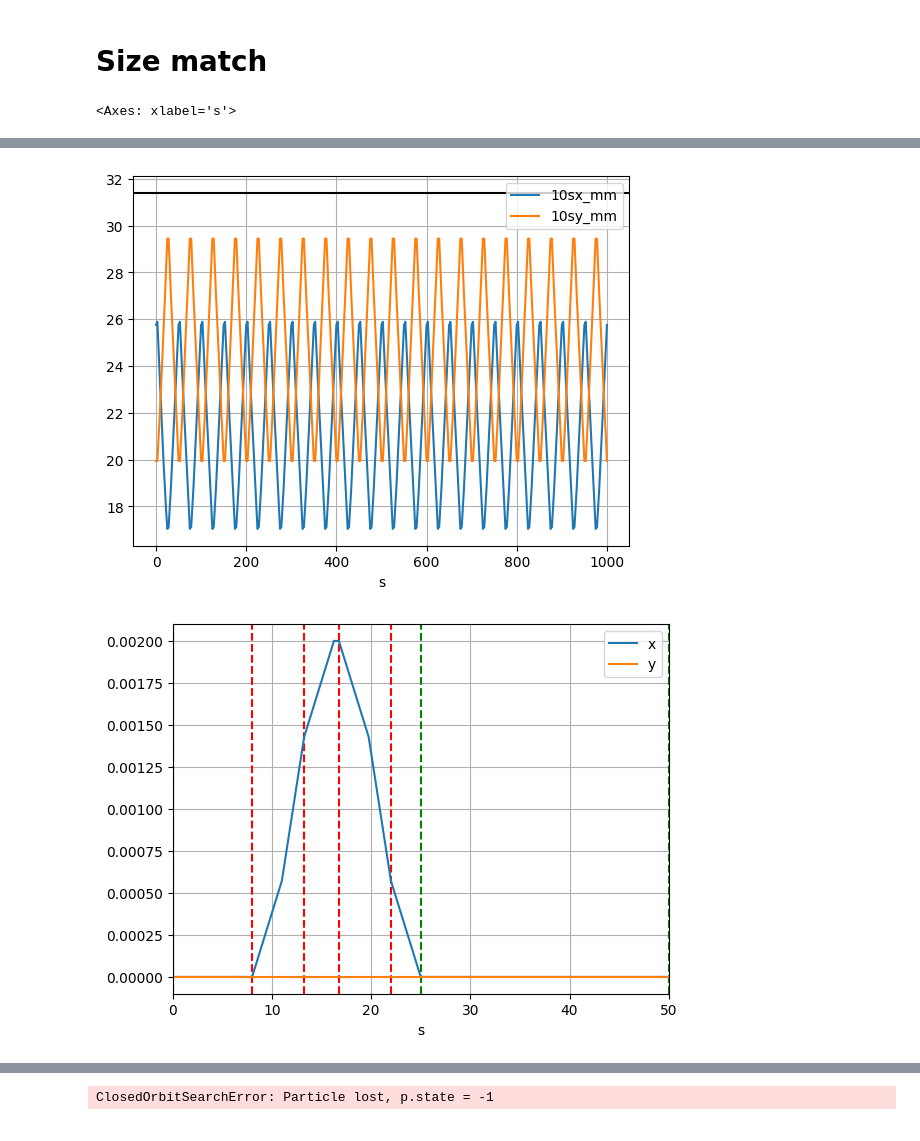
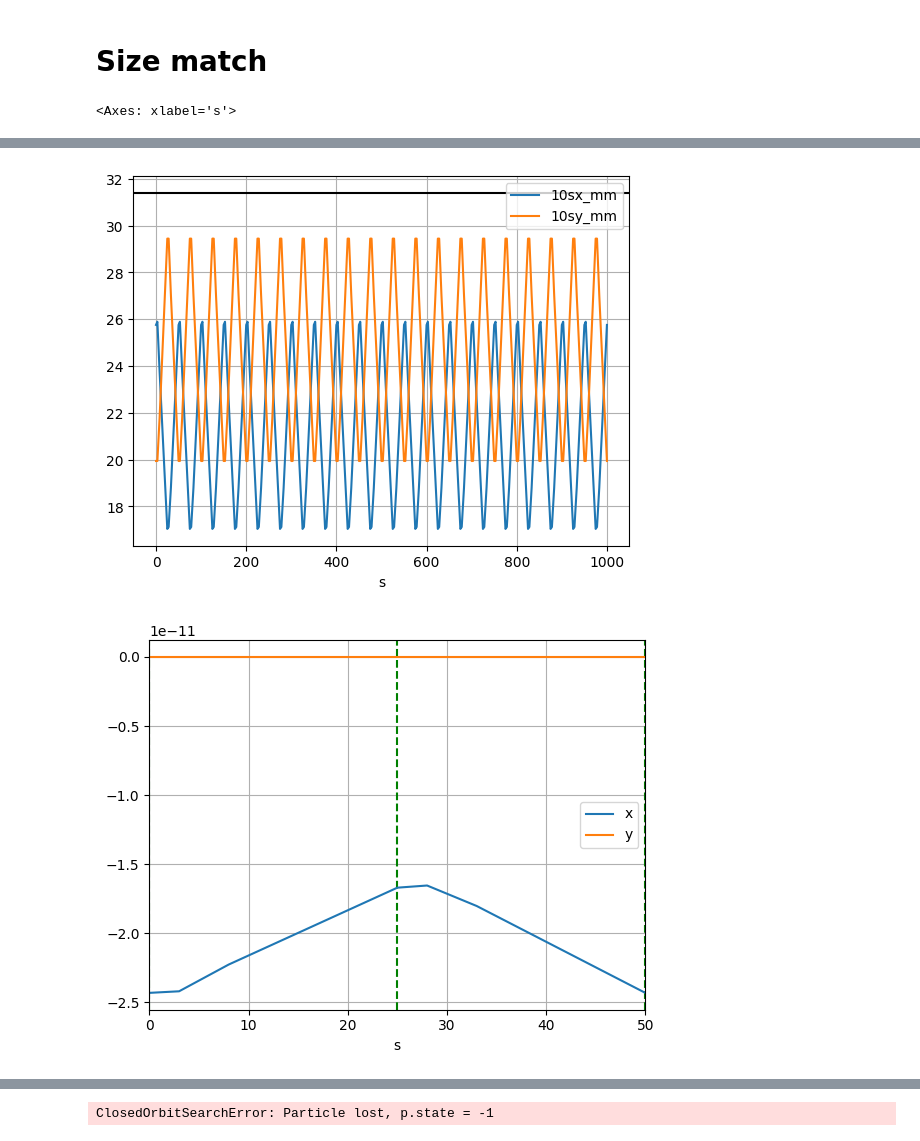
Before and after one commit to gornalexander/cas-beam-optics, a Jupyter notebook: line.ipynb, the cells around one changed output, grey strips where cells are left out. Drawn from its saved outputs; the diff is of its cells as text; code cells hidden in the pictures.

Commit message:
dumb straight section

```diff
--- a/line.ipynb
+++ b/line.ipynb
@@ -118,7 +118,7 @@ extr_section = env.new_line(name='section', components=[
     env.new('end', xt.Marker, at='lsection')
     ])
 
-ring = env.new_line(components = [env.new('_start_point', xt.Marker)] + [extr_section] + (number_of_FODO-1)*[section])
+ring = env.new_line(components = [env.new('_start_point', xt.Marker)] + (number_of_FODO)*[section])
 
 ring.particle_ref = xt.Particles(p0c=pc, mass0=xt.PROTON_MASS_EV)
 context = xo.ContextCpu()
@@ -157,2 +157,2 @@ tw.plot(x='s', y='y', grid=True, xlim=(0, env['lsection']), ax=ax)
 [figure]
-[figure, old version]
+[figure, new version]
```
Also changed, not shown: parts of 6 cells of this notebook.
